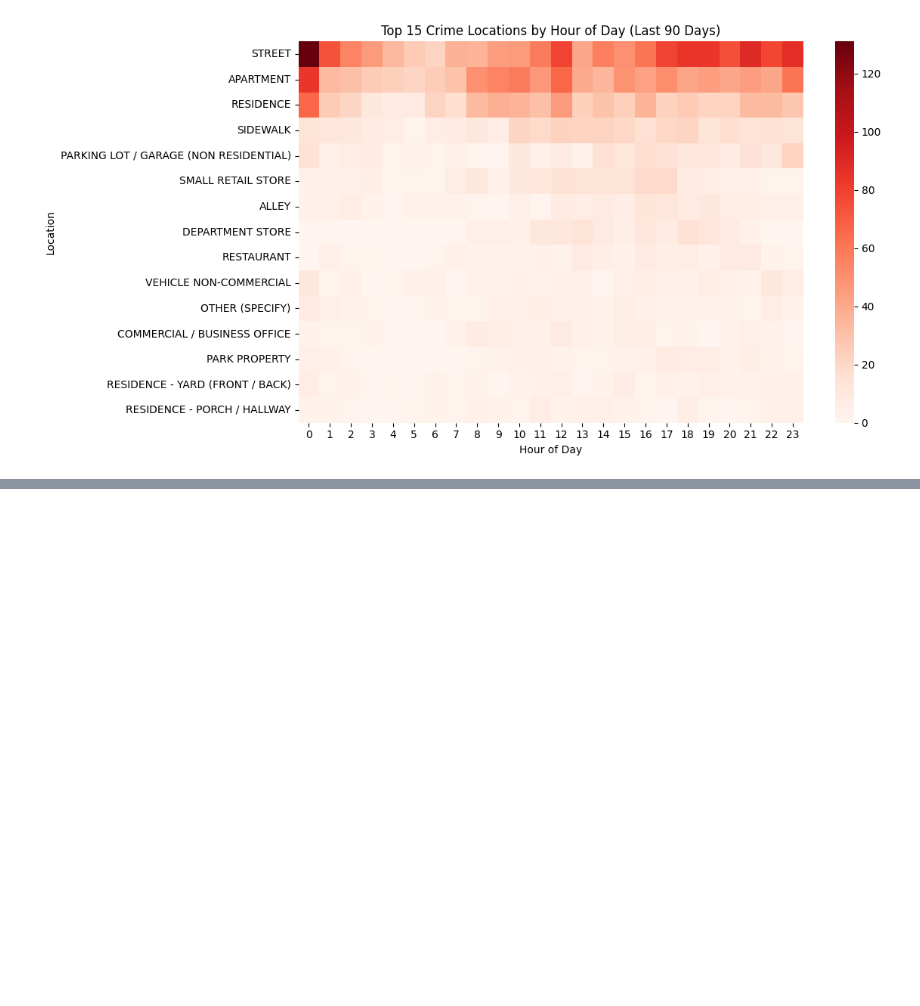
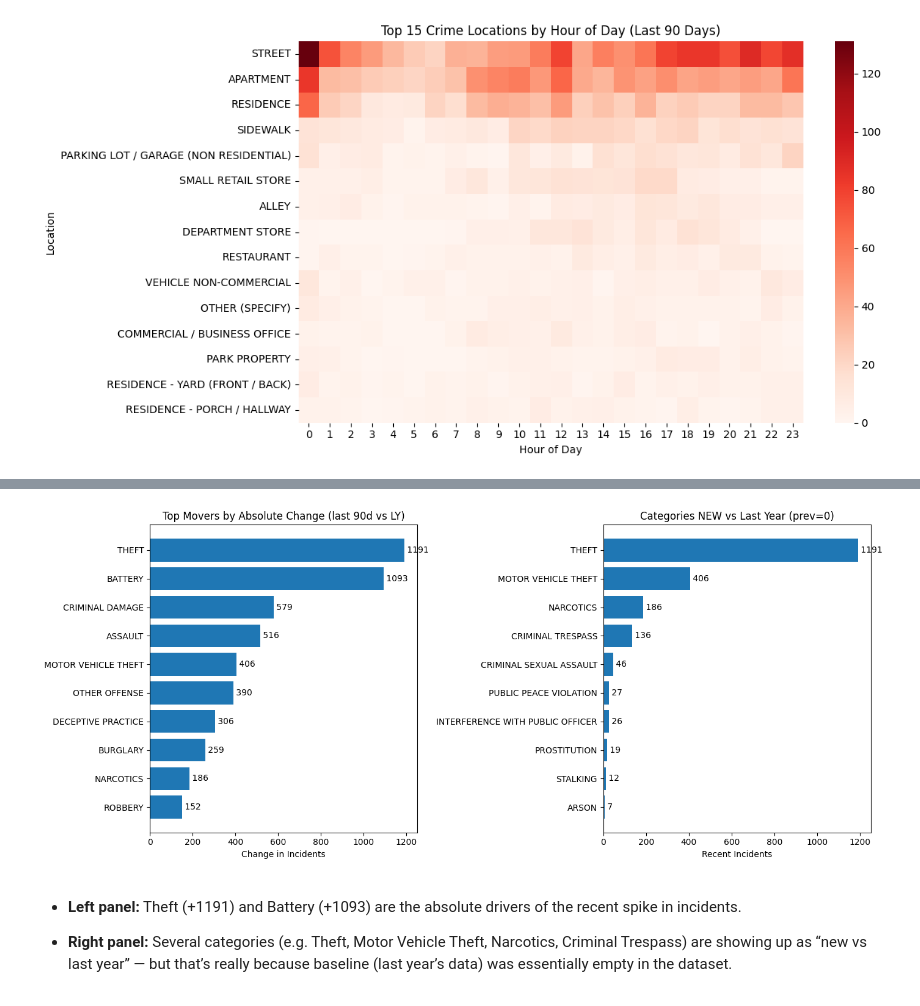
Before and after one commit to Jonah-Schwartz521/Chicago_Crime_Pipeline, a Jupyter notebook: notebooks/eda/eda.ipynb, the cells around one changed output, grey strips where cells are left out. Drawn from its saved outputs; the diff is of its cells as text; code cells hidden in the pictures; blank space fills up the shorter version.

```diff
--- a/notebooks/eda/eda.ipynb
+++ b/notebooks/eda/eda.ipynb
@@ -475,0 +600,44 @@ plt.show()
+# %%
+# Absolute movers (ignore %)
+top_abs = dfc.sort_values('abs_change', ascending=False).head(10)
+
+# Categories that are NEW this year (n_prev = 0 but n_recent > 0)
+new_now = (
+    dfc[(dfc['n_prev'] == 0) & (dfc['n_recent'] > 0)]
+    .sort_values('n_recent', ascending=False)
+    .head(10)
+)
+
+# Categories with tiny baseline (n_prev=1) – flag as "unstable %"
+unstable_pct = (
+    dfc[dfc["n_prev"] == 1]
+    .sort_values("pct_change", ascending=False)
+    .head(10)
+)
+
+fig, axes = plt.subplots(1, 2, figsize=(14,6))
+
+# --- Absolute movers ---
+axes[0].barh(top_abs['primary_type'], top_abs['abs_change'])
+axes[0].invert_yaxis()
+axes[0].set_title('Top Movers by Absolute Change (last 90d vs LY)')
+axes[0].set_xlabel('Change in Incidents')
+for i, v in enumerate(top_abs['abs_change']):
+    axes[0].text(v, i, f' {v}', va='center')
+
+# --- NEW categories (prev=0) ---
+axes[1].barh(new_now["primary_type"], new_now["n_recent"])
+axes[1].invert_yaxis()
+axes[1].set_title("Categories NEW vs Last Year (prev=0)")
+axes[1].set_xlabel("Recent Incidents")
+for i, v in enumerate(new_now["n_recent"]):
+    axes[1].text(v, i, f" {v}", va="center")
+
+plt.tight_layout()
+plt.show()
+# %% [output]
+[figure, added]
+# %% [markdown]
+- **Left panel:** Theft (+1191) and Battery (+1093) are the absolute drivers of the recent spike in incidents.
+
+- **Right panel:** Several categories (e.g. Theft, Motor Vehicle Theft, Narcotics, Criminal Trespass) are showing up as “new vs last year” — but that’s really because baseline (last year’s data) was essentially empty in the dataset.
```
Also changed, not shown: parts of 11 cells of this notebook.
